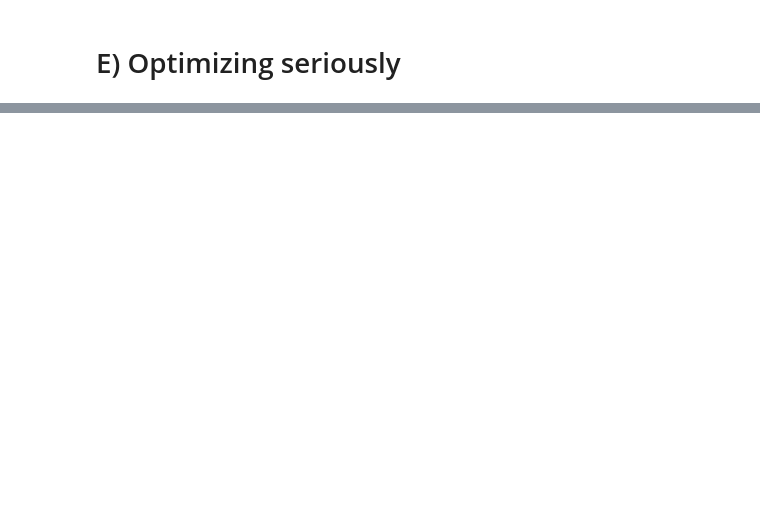
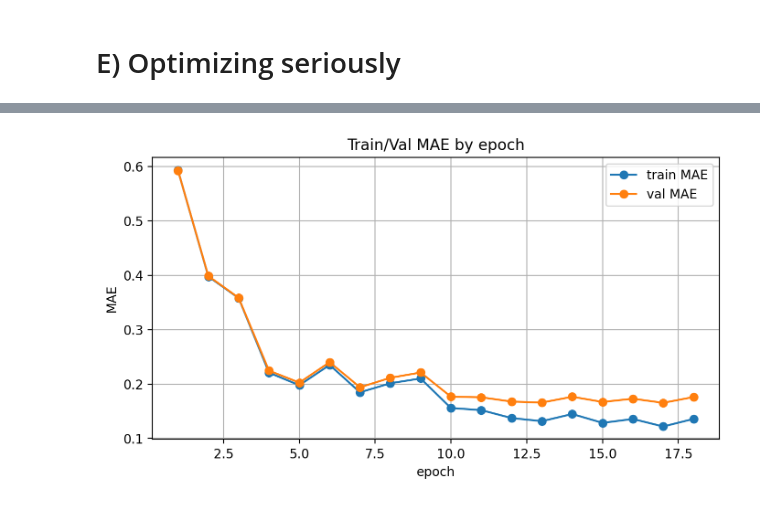
Before and after one commit to sayanarii/shad_nlp_course, a Jupyter notebook: week02_classification/homework_part2.ipynb, the cells around one changed output, grey strips where cells are left out. Cells and saved outputs as stored; diff of their text form; code cells hidden in the pictures; blank space fills up the shorter version.

```diff
--- a/week02_classification/homework_part2.ipynb
+++ b/week02_classification/homework_part2.ipynb
@@ -540,0 +591,21 @@ model, history = fit_model(
+# %%
+
+model, history = fit_model(
+    model,
+    data_train,
+    data_val,
+    lr=1e-3,
+    batch_size=128,
+    max_epochs=100,
+    log_every=100,
+    live_plot=True,
+    grad_clip=1.0,
+
+    early_stopping=True,
+    patience=5,
+    min_delta=1e-3,
+    monitor="val_mae",
+    mode="min",
+    save_best_path="best_model.pt",
+    restore_best=True,
+)
@@ -540,0 +617,4 @@ model, history = fit_model(
+# %%
+plot_history(history)
+# %% [output]
+[figure, added]
```
Also changed, not shown: parts of 8 cells of this notebook.
